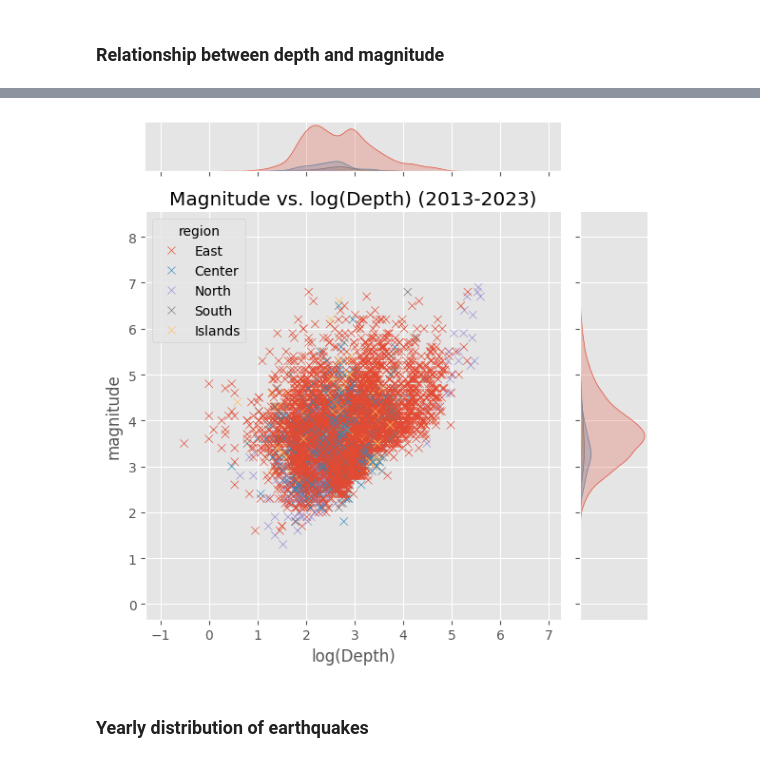
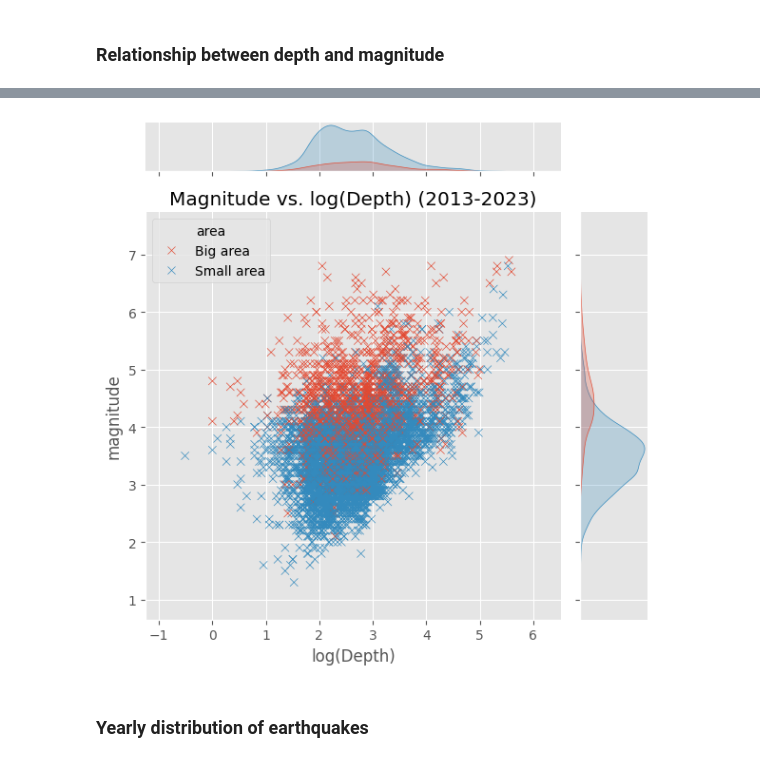
Before and after one commit to jiug/Taiwan-Earthquakes, a Jupyter notebook: earthquakes-taiwan.ipynb, the cells around one changed output, grey strips where cells are left out. Saved outputs shown, nothing was run; the diff lists cells and outputs as text; code cells hidden in the pictures.

```diff
--- a/earthquakes-taiwan.ipynb
+++ b/earthquakes-taiwan.ipynb
@@ -233,18 +246,18 @@ plt.show()
 # %%
 sns.jointplot(
     x=np.log(df['depth']),
     y=df['magnitude'],
     marker='x',
-    hue= df['region'],
+    hue= df['area'],
     kind='scatter',
     marginal_kws={'color':'teal'})
 
 plt.title('Magnitude vs. log(Depth) (2013-2023)')
 plt.xlabel('log(Depth)')
 plt.tight_layout()
 plt.show()
 # %% [output]
-[figure, old version]
+[figure, new version]
 # %% [markdown]
 ### Yearly distribution of earthquakes
 # %%
```
Also changed, not shown: parts of 7 cells of this notebook, 1 other file.
